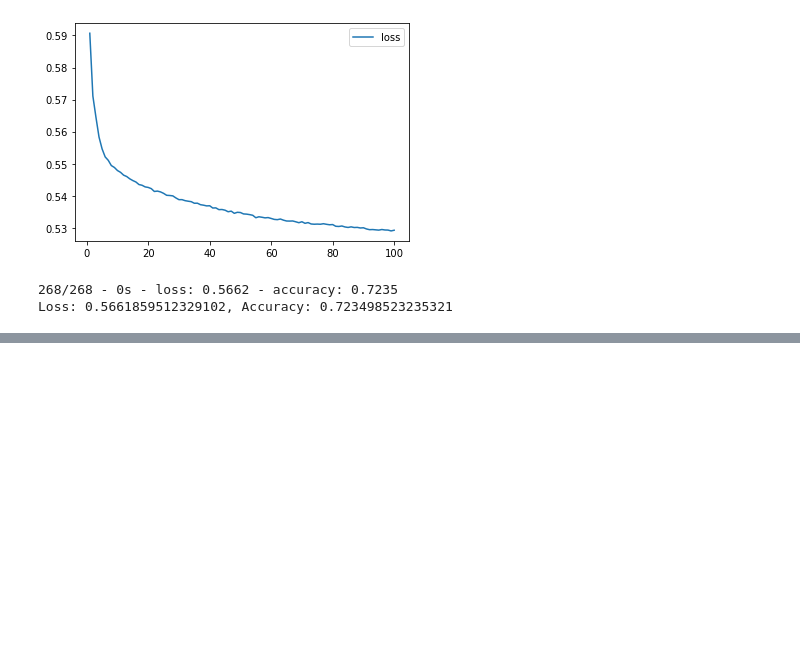
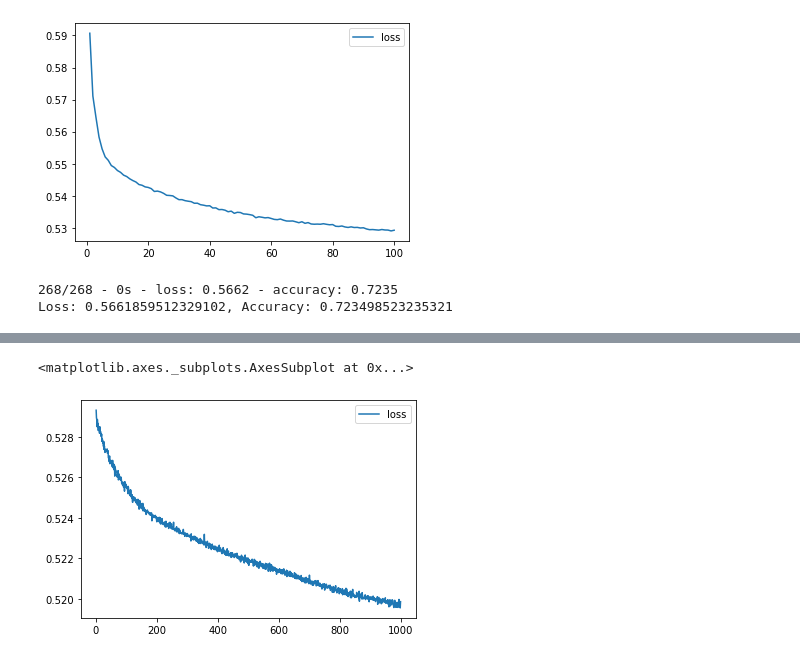
Before and after one commit to TrentBrunson/Neural_Networks, a Jupyter notebook: AlphabetSoupChall.ipynb, the cells around one changed output, grey strips where cells are left out. Cells and saved outputs as stored; diff of their text form; code cells hidden in the pictures; blank space fills up the shorter version.

Commit message:
completed model variable manipulation - maximized accuracy

```diff
--- a/AlphabetSoupChall.ipynb
+++ b/AlphabetSoupChall.ipynb
@@ -549,3 +549,10 @@ print(f"Loss: {model_loss}, Accuracy: {model_accuracy}")
 # %% [output]
 268/268 - 0s - loss: 0.5662 - accuracy: 0.7235
 Loss: 0.5661859512329102, Accuracy: 0.723498523235321
+# %%
+# try with sigmoid with 1000 epochs
+# Compile the Sequential model together and customize metrics
+nn.compile(loss="binary_crossentropy", optimizer="adam", metrics=["accuracy"])
+
+# Train the model
+fit_model = nn.fit(X_train_scaled, y_train, epochs=1000)
@@ -551,0 +577,8 @@ Loss: 0.5661859512329102, Accuracy: 0.723498523235321
+# %%
+# plot trianing history
+training_df = pd.DataFrame(fit_model.history, index=range(1,len(fit_model.history['loss'])+1))
+
+training_df.plot(y='loss')
+# %% [output]
+<matplotlib.axes._subplots.AxesSubplot at 0x...>
+[figure, added]
```
Also changed, not shown: parts of 9 cells of this notebook, 2 other files.
